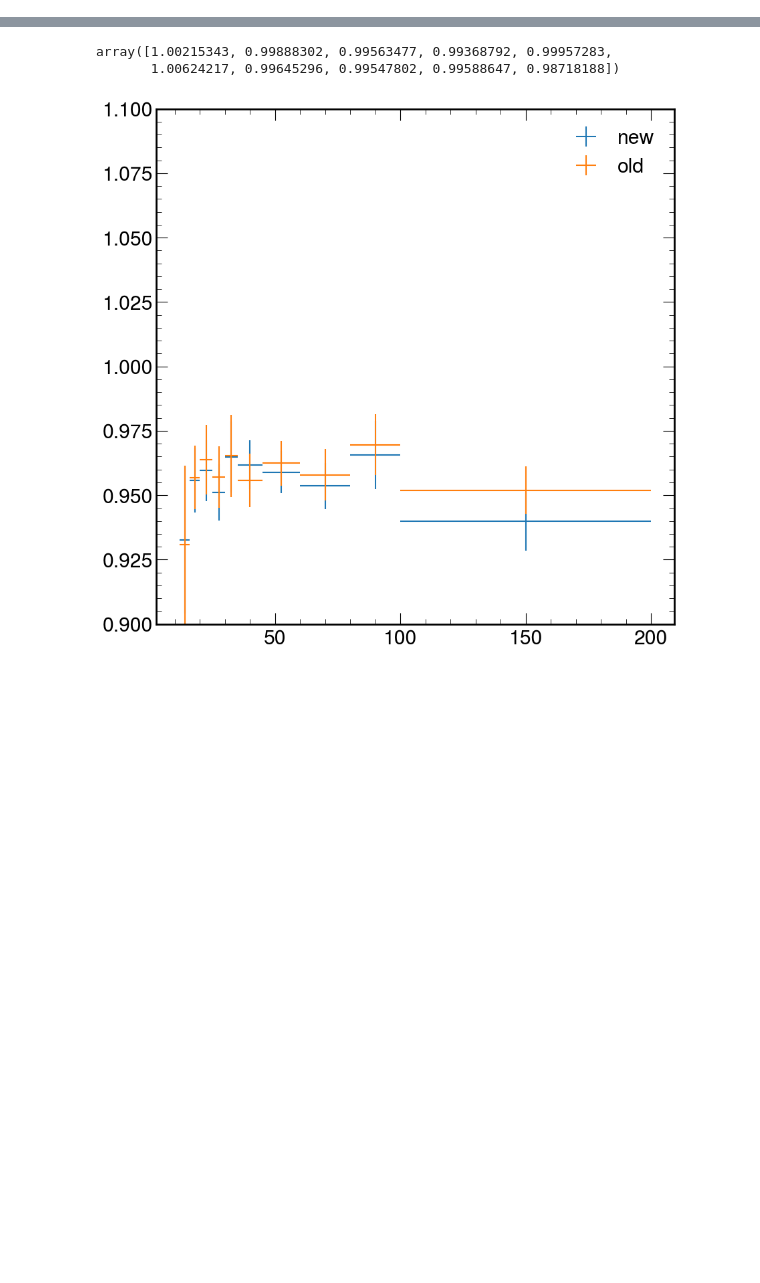
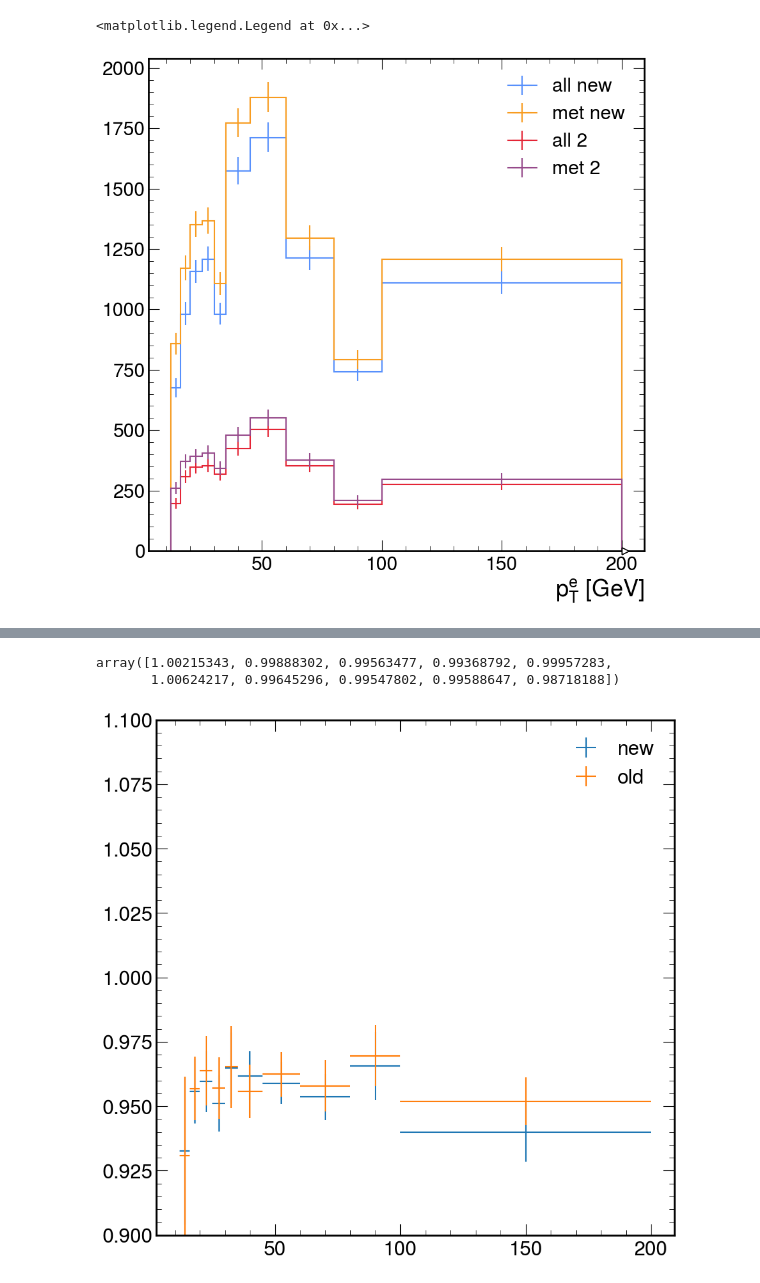
Before and after one commit to Ming-Yan/Hpluscharm, a Jupyter notebook: notebooks/HLT_SF.ipynb, the cells around one changed output, grey strips where cells are left out. Drawn from its saved outputs; the diff is of its cells as text; code cells hidden in the pictures; blank space fills up the shorter version.

```diff
--- a/notebooks/HLT_SF.ipynb
+++ b/notebooks/HLT_SF.ipynb
@@ -39,0 +40,21 @@ for s in data.keys(): output[s]=data[s]
+# %%
+output_lcut=load_coffea({"input":"MC_HLT_met_preVFP_UL16_v04/*.coffea","lumi":lumi},True)
+output_nometcut=load_coffea({"input":"MC_HLT_met_preVFP_UL16_v05/*.coffea","lumi":lumi},True)
+output=load_coffea({"input":"MC_HLT_met_preVFP_UL16_v00/*.coffea","lumi":lumi},True)
+mergemap={
+    'ttbar':['TTToSemiLeptonic_TuneCP5_13TeV-powheg-pythia8', 'TTTo2L2Nu_TuneCP5_13TeV-powheg-pythia8'],
+}
+
+collated=collate(output,mergemap)
+collatedl=collate(output_lcut,mergemap)
+collated2=collate(output_nometcut,mergemap)
+# hep.histplot(collated['ttbar']['hist_all'][:,sum,sum,sum,sum,sum,0],label='all old')
+# hep.histplot(collated['ttbar']['hist_MET'][:,sum,sum,sum,sum,sum,0],label='met old')
+hep.histplot(collatedl['ttbar']['hist_all'][:,sum,sum,sum,sum,sum,0],label='all new')
+hep.histplot(collatedl['ttbar']['hist_MET'][:,sum,sum,sum,sum,sum,0],label='met new')
+hep.histplot(collated2['ttbar']['hist_all'][:,sum,sum,sum,sum,sum,2],label='all 2')
+hep.histplot(collated2['ttbar']['hist_MET'][:,sum,sum,sum,sum,sum,2],label='met 2')
+plt.legend()
+# %% [output]
+<matplotlib.legend.Legend at 0x...>
+[figure, added]
```
Also changed, not shown: parts of 16 cells of this notebook, 2 other files.
